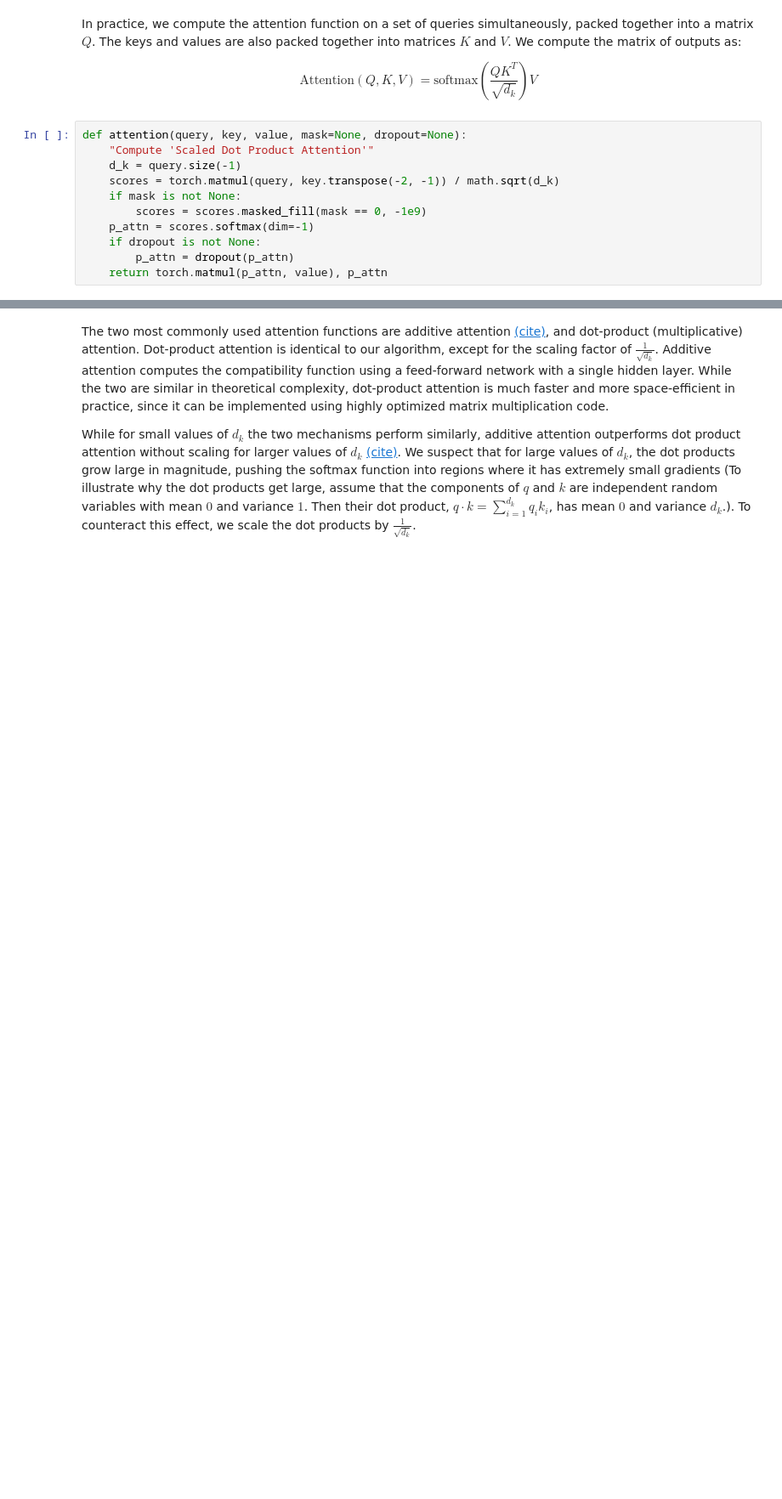
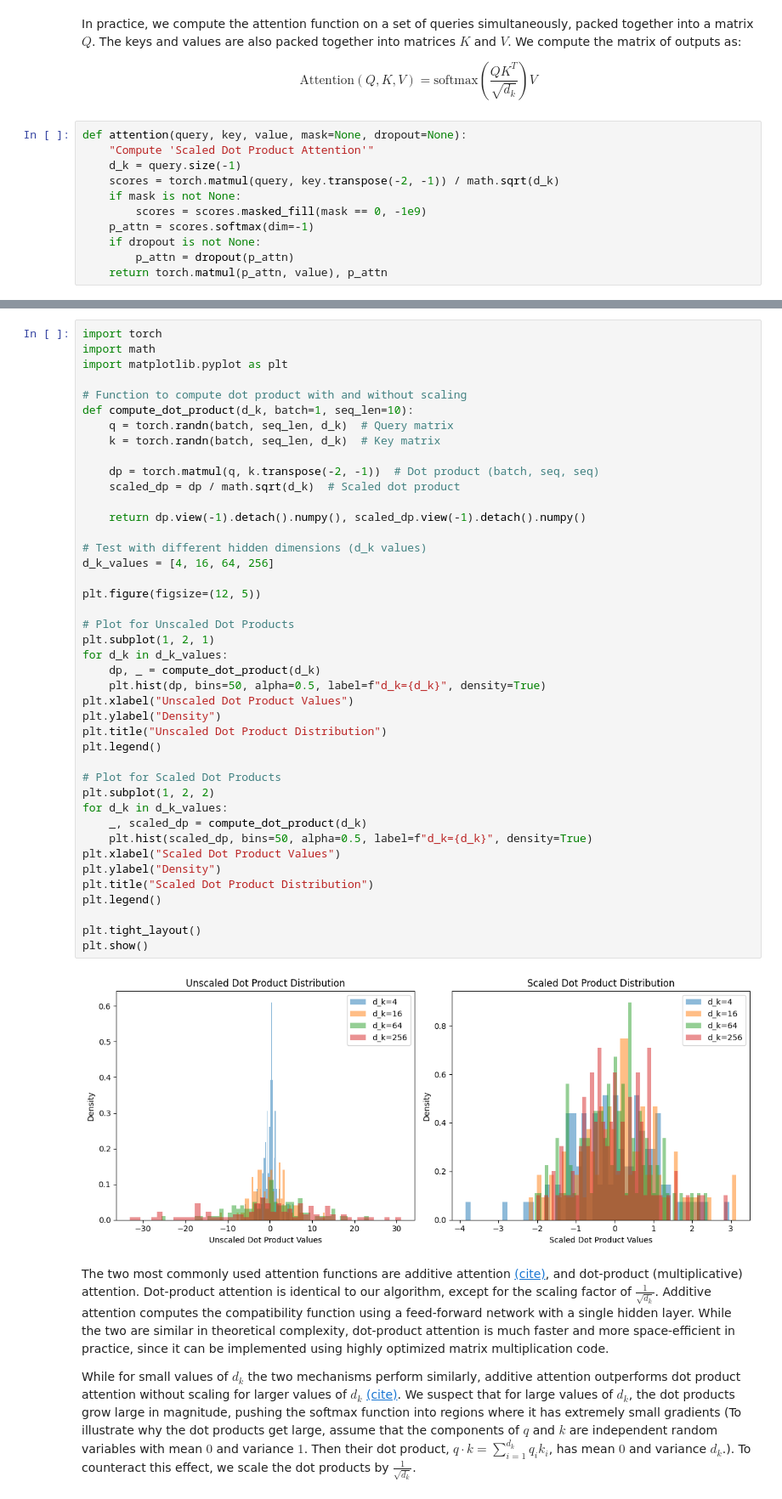
Before and after one commit to AnzorGozalishvili/IOAI-2025-lectures, a Jupyter notebook: lecture_29_transformers/notebooks/AnnotatedTransformerArchitectureOnly.ipynb, the cells around one changed output, grey strips where cells are left out. Shown at 85% size. Saved outputs shown, nothing was run; the diff lists cells and outputs as text; blank space fills up the shorter version.

```diff
--- a/lecture_29_transformers/notebooks/AnnotatedTransformerArchitectureOnly.ipynb
+++ b/lecture_29_transformers/notebooks/AnnotatedTransformerArchitectureOnly.ipynb
@@ -408,3 +467,47 @@ torch.Size([2, 3, 5]) torch.Size([2, 3, 3])
+# %%
+import torch
+import math
+import matplotlib.pyplot as plt
+
+# Function to compute dot product with and without scaling
+def compute_dot_product(d_k, batch=1, seq_len=10):
+    q = torch.randn(batch, seq_len, d_k)  # Query matrix
+    k = torch.randn(batch, seq_len, d_k)  # Key matrix
+
+    dp = torch.matmul(q, k.transpose(-2, -1))  # Dot product (batch, seq, seq)
+    scaled_dp = dp / math.sqrt(d_k)  # Scaled dot product
+
+    return dp.view(-1).detach().numpy(), scaled_dp.view(-1).detach().numpy()
+
+# Test with different hidden dimensions (d_k values)
+d_k_values = [4, 16, 64, 256]
+
+plt.figure(figsize=(12, 5))
+
+# Plot for Unscaled Dot Products
+plt.subplot(1, 2, 1)
+for d_k in d_k_values:
+    dp, _ = compute_dot_product(d_k)
+    plt.hist(dp, bins=50, alpha=0.5, label=f"d_k={d_k}", density=True)
+plt.xlabel("Unscaled Dot Product Values")
+plt.ylabel("Density")
+plt.title("Unscaled Dot Product Distribution")
+plt.legend()
+
+# Plot for Scaled Dot Products
+plt.subplot(1, 2, 2)
+for d_k in d_k_values:
+    _, scaled_dp = compute_dot_product(d_k)
+    plt.hist(scaled_dp, bins=50, alpha=0.5, label=f"d_k={d_k}", density=True)
+plt.xlabel("Scaled Dot Product Values")
+plt.ylabel("Density")
+plt.title("Scaled Dot Product Distribution")
+plt.legend()
+
+plt.tight_layout()
+plt.show()
+# %% [output]
+[figure, added]
 # %% [markdown]
 
 The two most commonly used attention functions are additive
```
Also changed, not shown: parts of 12 cells of this notebook.
